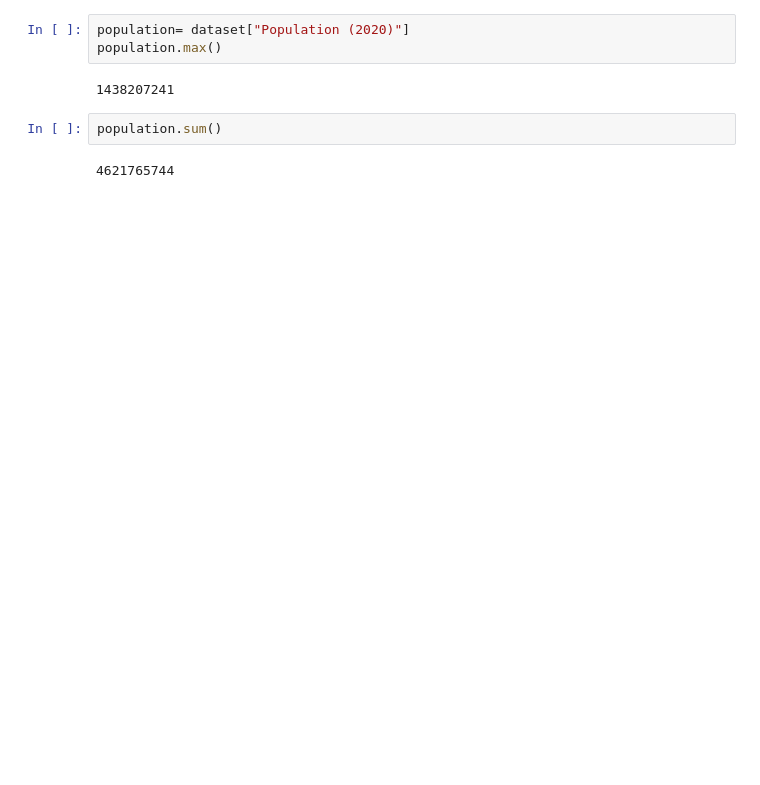
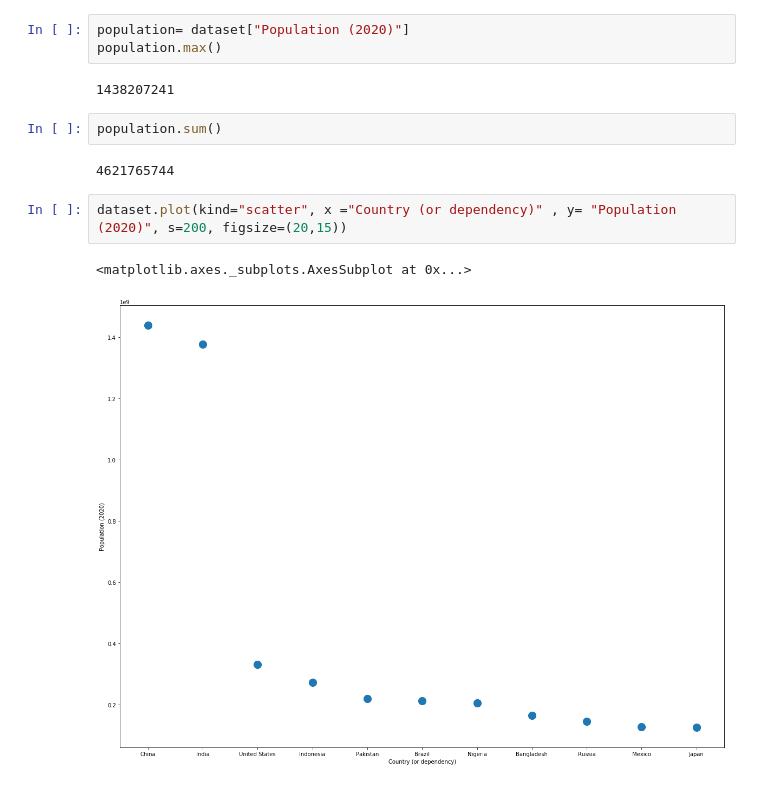
Before and after one commit to isaachasbani/Confronto-con-SQL, a Jupyter notebook: Confronto con SQL.ipynb, the cells around one changed output. Drawn from its saved outputs; the diff is of its cells as text; blank space fills up the shorter version.

```diff
--- a/Confronto con SQL.ipynb
+++ b/Confronto con SQL.ipynb
@@ -73,3 +73,8 @@ population.max()
 population.sum()
 # %% [output]
 4621765744
+# %%
+dataset.plot(kind="scatter", x ="Country (or dependency)" , y= "Population (2020)", s=200, figsize=(20,15))
+# %% [output]
+<matplotlib.axes._subplots.AxesSubplot at 0x...>
+[figure, added]
```
